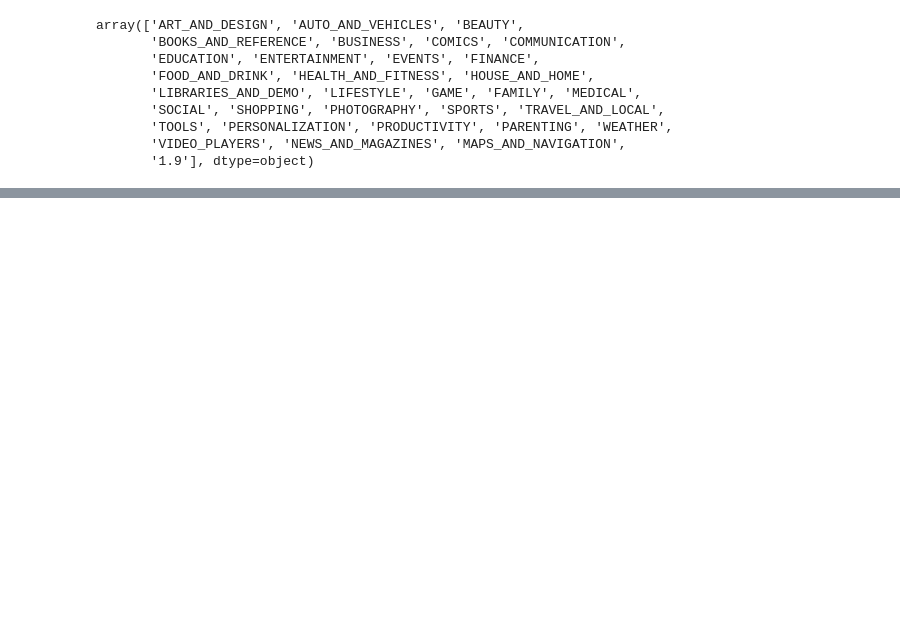
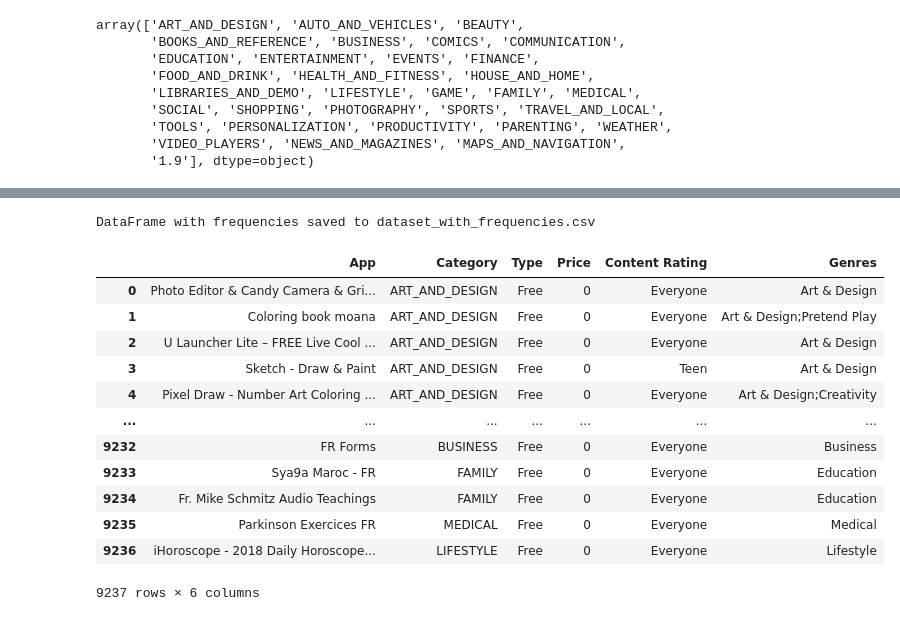
Before and after one commit to AppCentral-Org/appcental-api, a Jupyter notebook: datasets/preprocessing.ipynb, the cells around one changed output, grey strips where cells are left out. Drawn from its saved outputs; the diff is of its cells as text; code cells hidden in the pictures; blank space fills up the shorter version.

```diff
--- a/datasets/preprocessing.ipynb
+++ b/datasets/preprocessing.ipynb
@@ -57,0 +88,71 @@ AttributeError: 'Index' object has no attribute 'loc'
+# %%
+import pandas as pd
+import numpy as np
+
+# Load dataset
+df = pd.read_csv("googleplaystore.csv")
+
+# Drop columns directly from the original DataFrame
+columns_to_drop = ["Installs", "Reviews", "Rating", "Size", "Current Ver", "Android Ver", "Last Updated"]
+df = df.drop(columns=columns_to_drop)
+
+# Exclude rows where 'Category' is 'DATING'
+exclude_cols = df.loc[df["Category"] == "DATING"].index
+df = df.drop(index=exclude_cols)
+
+# Drop rows with missing values
+df.dropna(how='any', inplace=True)
+
+# Drop duplicates based on 'App' column
+df.drop_duplicates(subset=['App'], inplace=True)
+
+# Exclude rows where 'Content Rating' is 'Adults only 18+' or 'Mature 17+'
+df = df[~df['Content Rating'].isin(['Adults only 18+', 'Mature 17+'])]
+
+# Function to add frequency information to the DataFrame
+def add_value_frequencies_to_dataframe(data_frame):
+    for column in data_frame.columns:
+        # Use value_counts() to get the frequency of each unique value in the column
+        frequencies = data_frame[column].value_counts().to_dict()
+
+        # Add a new column with the frequency information
+        data_frame[f'{column}_frequency'] = data_frame[column].map(frequencies)
+
+    return data_frame
+
+# Add the frequency information to the DataFrame
+df_with_frequencies = add_value_frequencies_to_dataframe(df)
+
+# Ensure the frequency columns are added correctly
+columns_to_drop_frequency = ["App_frequency", "Category_frequency", "Type_frequency", "Price_frequency", "Content Rating_frequency", "Genres_frequency"]
+missing_columns = set(columns_to_drop_frequency) - set(df_with_frequencies.columns)
+if missing_columns:
+    print(f"Error: Frequency columns {missing_columns} are not present in the DataFrame.")
+else:
+    # Drop specific frequency columns before saving
+    df_with_frequencies = df_with_frequencies.drop(columns=columns_to_drop_frequency)
+
+    # Save the updated DataFrame to a CSV file
+    output_file_path = 'dataset_with_frequencies.csv'
+    df_with_frequencies.to_csv(output_file_path, index=False)
+
+    print(f"DataFrame with frequencies saved to {output_file_path}")
+# %% [output]
+DataFrame with frequencies saved to dataset_with_frequencies.csv
+# %%
+dtf = pd.read_csv('googleplaystore.csv')
+dtf
+# %% [output]
+|  | App | Category | Type | Price | Content Rating | Genres |
+| 0 | Photo Editor & Candy Camera & Gri... | ART_AND_DESIGN | Free | 0 | Everyone | Art & Design |
+| 1 | Coloring book moana | ART_AND_DESIGN | Free | 0 | Everyone | Art & Design;Pretend Play |
+| 2 | U Launcher Lite – FREE Live Cool ... | ART_AND_DESIGN | Free | 0 | Everyone | Art & Design |
+| 3 | Sketch - Draw & Paint | ART_AND_DESIGN | Free | 0 | Teen | Art & Design |
+| 4 | Pixel Draw - Number Art Coloring ... | ART_AND_DESIGN | Free | 0 | Everyone | Art & Design;Creativity |
+| ... | ... | ... | ... | ... | ... | ... |
+| 9232 | FR Forms | BUSINESS | Free | 0 | Everyone | Business |
+| 9233 | Sya9a Maroc - FR | FAMILY | Free | 0 | Everyone | Education |
+| 9234 | Fr. Mike Schmitz Audio Teachings | FAMILY | Free | 0 | Everyone | Education |
+| 9235 | Parkinson Exercices FR | MEDICAL | Free | 0 | Everyone | Medical |
+| 9236 | iHoroscope - 2018 Daily Horoscope... | LIFESTYLE | Free | 0 | Everyone | Lifestyle |
+9237 rows × 6 columns
```
Also changed, not shown: parts of 14 cells of this notebook, 10 other files.
